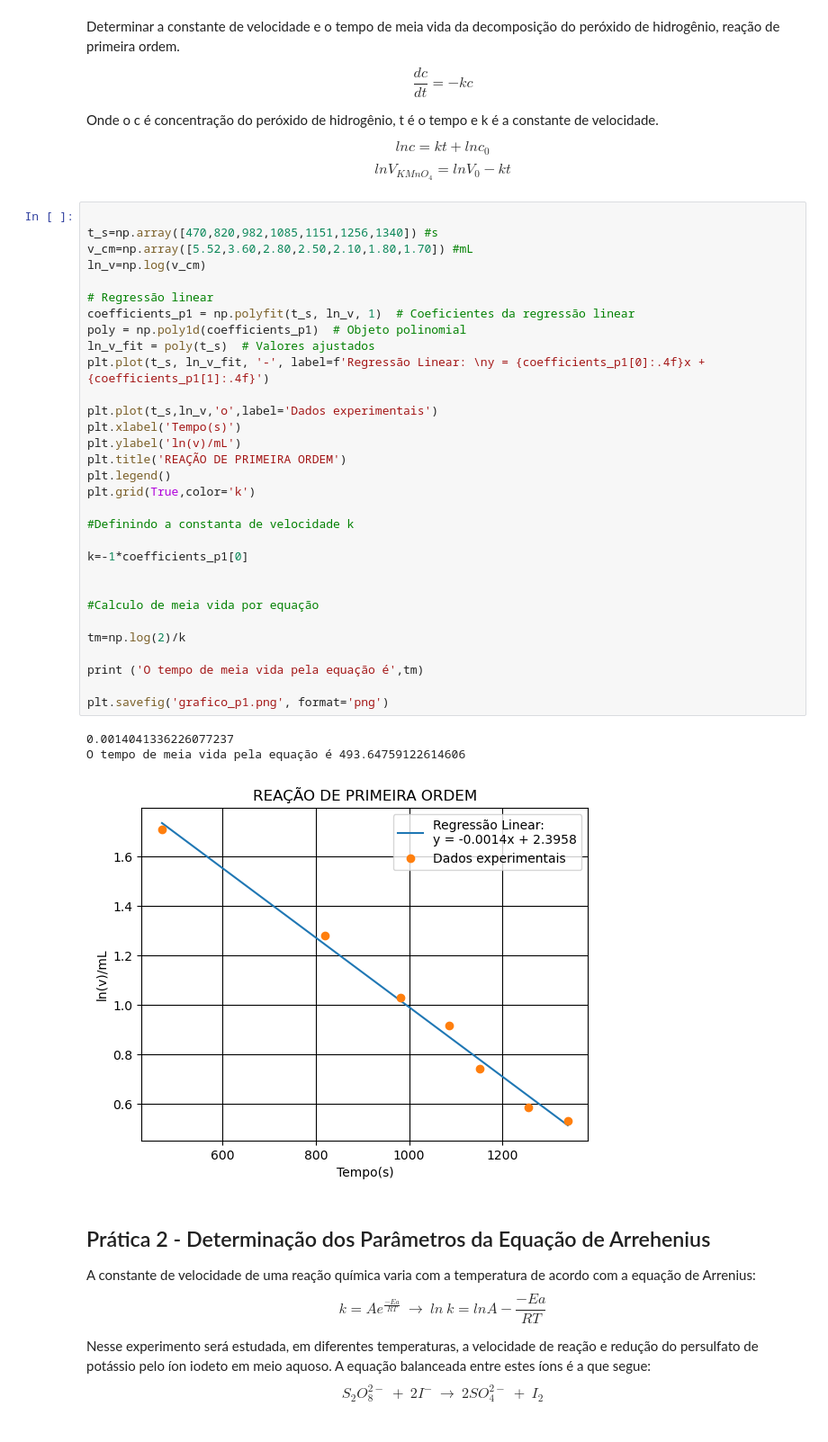
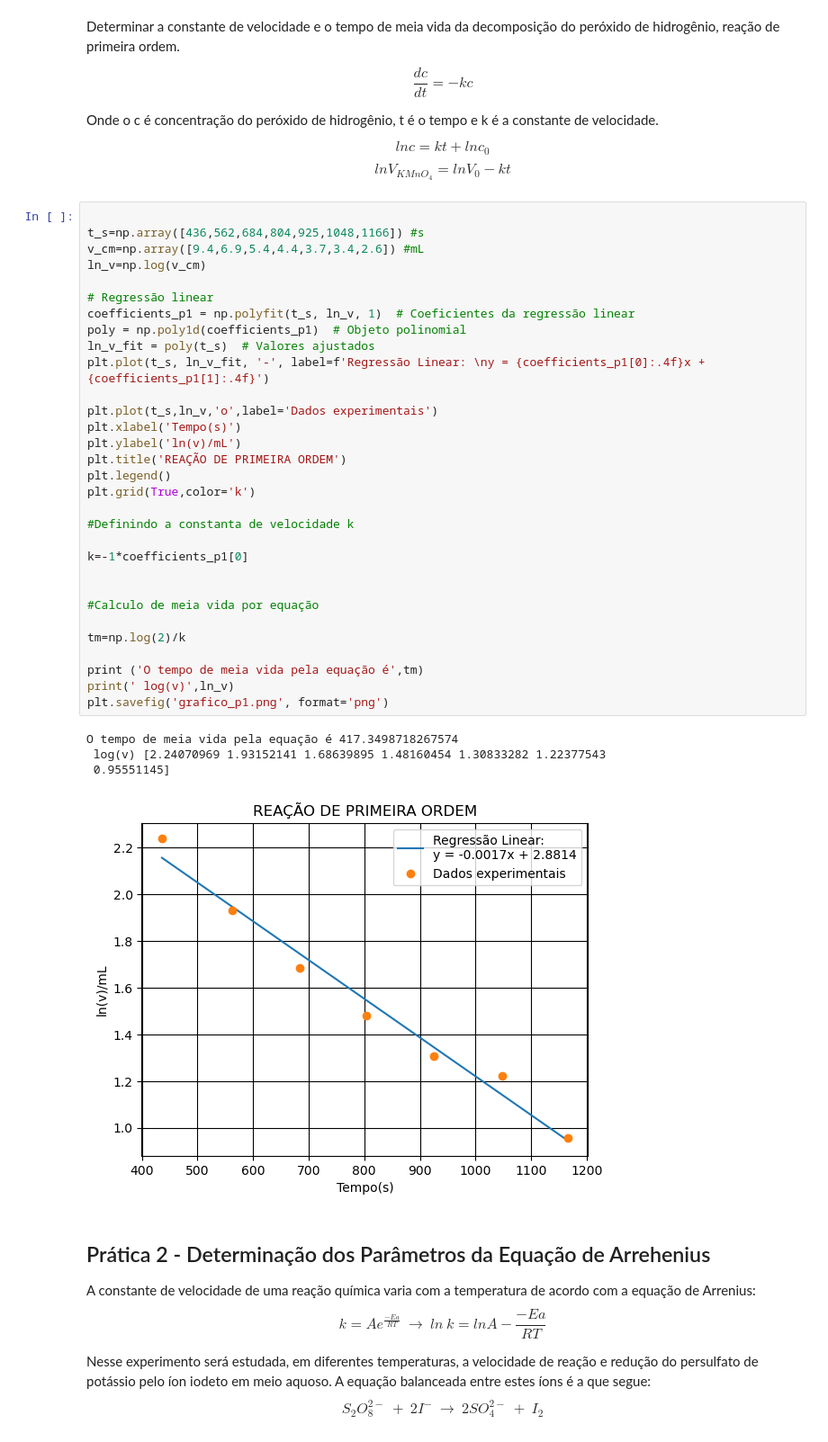
Before and after one commit to biduarte/College, a Jupyter notebook: Cinética.ipynb, the cells around one changed output. Shown at 90% size. Drawn from its saved outputs; the diff is of its cells as text.

```diff
--- a/Cinética.ipynb
+++ b/Cinética.ipynb
@@ -16,39 +16,40 @@ $$ln c = kt+ ln c_0$$
 $$lnV_{KMnO_4}=lnV_0-kt$$
 # %%
 
-t_s=np.array([470,820,982,1085,1151,1256,1340]) #s
-v_cm=np.array([5.52,3.60,2.80,2.50,2.10,1.80,1.70]) #mL
+t_s=np.array([436,562,684,804,925,1048,1166]) #s
+v_cm=np.array([9.4,6.9,5.4,4.4,3.7,3.4,2.6]) #mL
 ln_v=np.log(v_cm)
 
 # Regressão linear
 coefficients_p1 = np.polyfit(t_s, ln_v, 1)  # Coeficientes da regressão linear
 poly = np.poly1d(coefficients_p1)  # Objeto polinomial
 ln_v_fit = poly(t_s)  # Valores ajustados
 plt.plot(t_s, ln_v_fit, '-', label=f'Regressão Linear: \ny = {coefficients_p1[0]:.4f}x + {coefficients_p1[1]:.4f}')
 
 plt.plot(t_s,ln_v,'o',label='Dados experimentais')
 plt.xlabel('Tempo(s)')
 plt.ylabel('ln(v)/mL')
 plt.title('REAÇÃO DE PRIMEIRA ORDEM')
 plt.legend()
 plt.grid(True,color='k')
 
 #Definindo a constanta de velocidade k
 
 k=-1*coefficients_p1[0]
 
 
 #Calculo de meia vida por equação
 
 tm=np.log(2)/k
 
 print ('O tempo de meia vida pela equação é',tm)
-
+print(' log(v)',ln_v)
 plt.savefig('grafico_p1.png', format='png')
 # %% [output]
-0.0014041336226077237
-O tempo de meia vida pela equação é 493.64759122614606
+O tempo de meia vida pela equação é 417.3498718267574
+ log(v) [2.24070969 1.93152141 1.68639895 1.48160454 1.30833282 1.22377543
+ 0.95551145]
-[figure, old version]
+[figure, new version]
 # %% [markdown]
 ## Prática 2 - Determinação dos Parâmetros da Equação de Arrehenius
 
```
Also changed, not shown: parts of 7 cells of this notebook.
